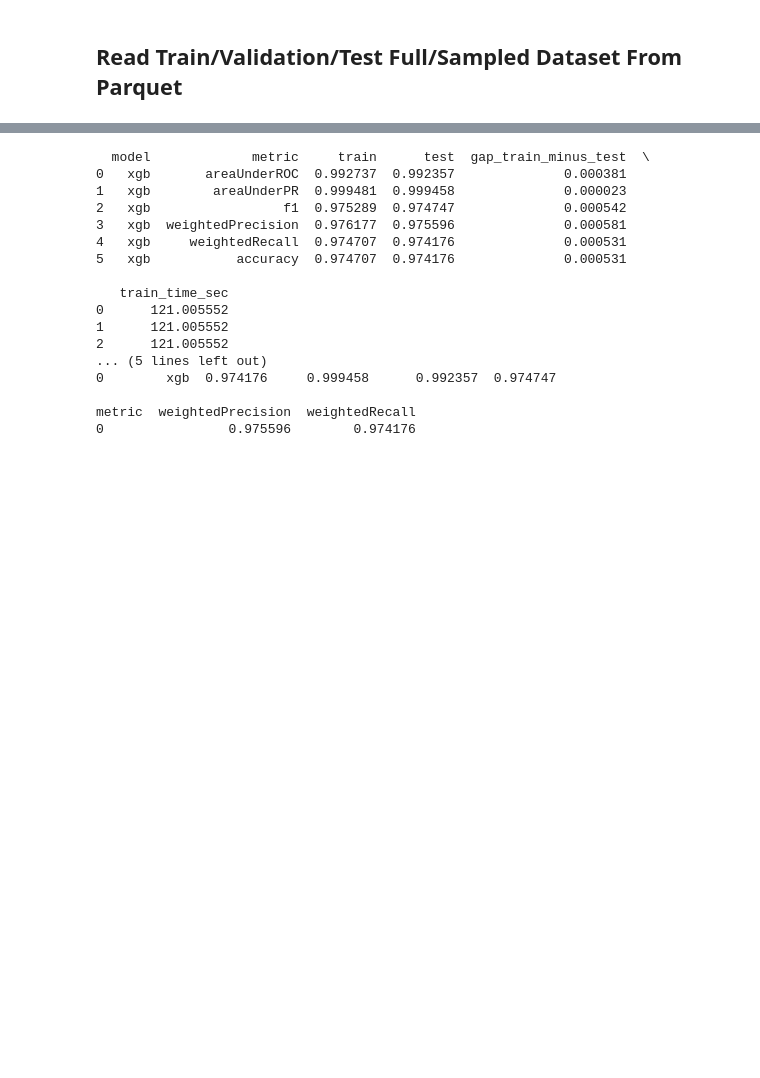
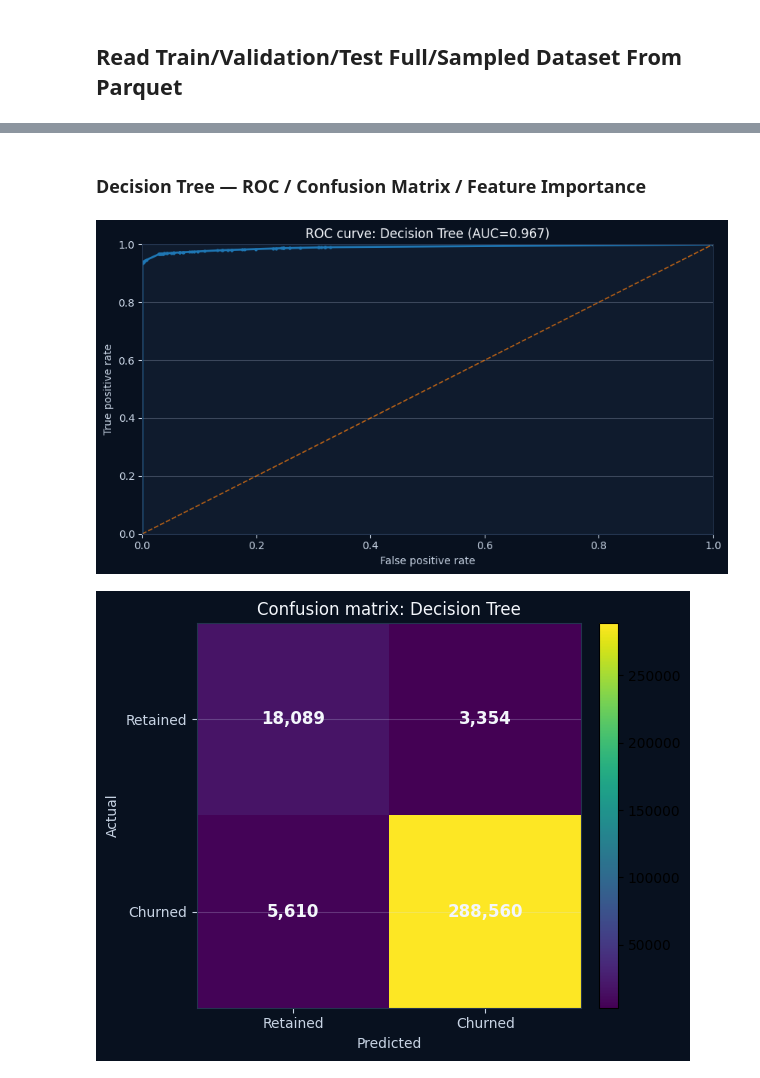
Before and after one commit to lngo916/DSC-288R-Capstone-Final-Project, a Jupyter notebook: notebooks/7_ML_modeling.ipynb, the cells around one changed output, grey strips where cells are left out. Cells and saved outputs as stored; diff of their text form; code cells hidden in the pictures; blank space fills up the shorter version.

```diff
--- a/notebooks/7_ML_modeling.ipynb
+++ b/notebooks/7_ML_modeling.ipynb
@@ -387,33 +534,41 @@ ML XGBoost took: 1141.83 seconds
+# %% [markdown]
+### Decision Tree — ROC / Confusion Matrix / Feature Importance
 # %%
-metrics_df = xgb_results["metrics_df"]
-presentation_metrics = xgb_results["presentation_metrics"]
-metric_rows = xgb_results["metric_rows"]
+# ============================================================
+# Decision Tree - model-specific diagnostics
+# ============================================================
+dt_model = bundles["decision_tree"]["model"]
+dt_val_pred = bundles["decision_tree"]["test_pred"]
 
-xgb_bundle = xgb_results["predictions"]["xgb"]
-xgb_model = xgb_bundle["model"]
-xgb_train_pred = xgb_bundle["train_pred"]
-xgb_val_pred = xgb_bundle["test_pred"]
+# --- Build model-specific diagnostic tables ---
+dt_roc_df = ml.build_roc_curve_table(
+    pred_df=dt_val_pred,
+    label_col=ml.LABEL_COL,
+    probability_col=ml.PROBABILITY_COL,
+)
+dt_cm_df = ml.build_confusion_matrix_table(
+    pred_df=dt_val_pred,
+    label_col=ml.LABEL_COL,
+    prediction_col=ml.PREDICTION_COL,
+)
+dt_importance_df = ml.build_feature_importance_table(
+    fitted_model=dt_model,
+    feature_names=assembled_features,
+)
 
-print(metrics_df)
-print()
-
-print(presentation_metrics)
-print()
+# --- Plot model-specific diagnostics ---
+dt_auc_roc = (
+    metrics_df
+    .query("model == 'decision_tree' and metric == 'areaUnderROC'")
+    ["test"]
+    .iloc[0]
+)
+ml.plot_roc_curve(roc_df=dt_roc_df, model_name="decision_tree", auc_roc=dt_auc_roc, dark=True)
+ml.plot_confusion_matrix(cm_df=dt_cm_df, model_name="decision_tree", dark=True)
+if not dt_importance_df.empty:
+    ml.plot_feature_importance(importance_df=dt_importance_df, model_name="decision_tree", top_n=15, dark=True)
+else:
+    print("decision_tree: no native feature importance available -- skipping importance plot.")
 # %% [output]
-  model             metric     train      test  gap_train_minus_test  \
-0   xgb       areaUnderROC  0.992737  0.992357              0.000381
-1   xgb        areaUnderPR  0.999481  0.999458              0.000023
-2   xgb                 f1  0.975289  0.974747              0.000542
-3   xgb  weightedPrecision  0.976177  0.975596              0.000581
-4   xgb     weightedRecall  0.974707  0.974176              0.000531
-5   xgb           accuracy  0.974707  0.974176              0.000531
-
-   train_time_sec
-0      121.005552
-1      121.005552
-2      121.005552
-... (5 lines left out)
-0        xgb  0.974176     0.999458      0.992357  0.974747
-
-metric  weightedPrecision  weightedRecall
-0                0.975596        0.974176
+[figure, added]
+[figure, added]
```
Also changed, not shown: parts of 31 cells of this notebook, 8 other files.
